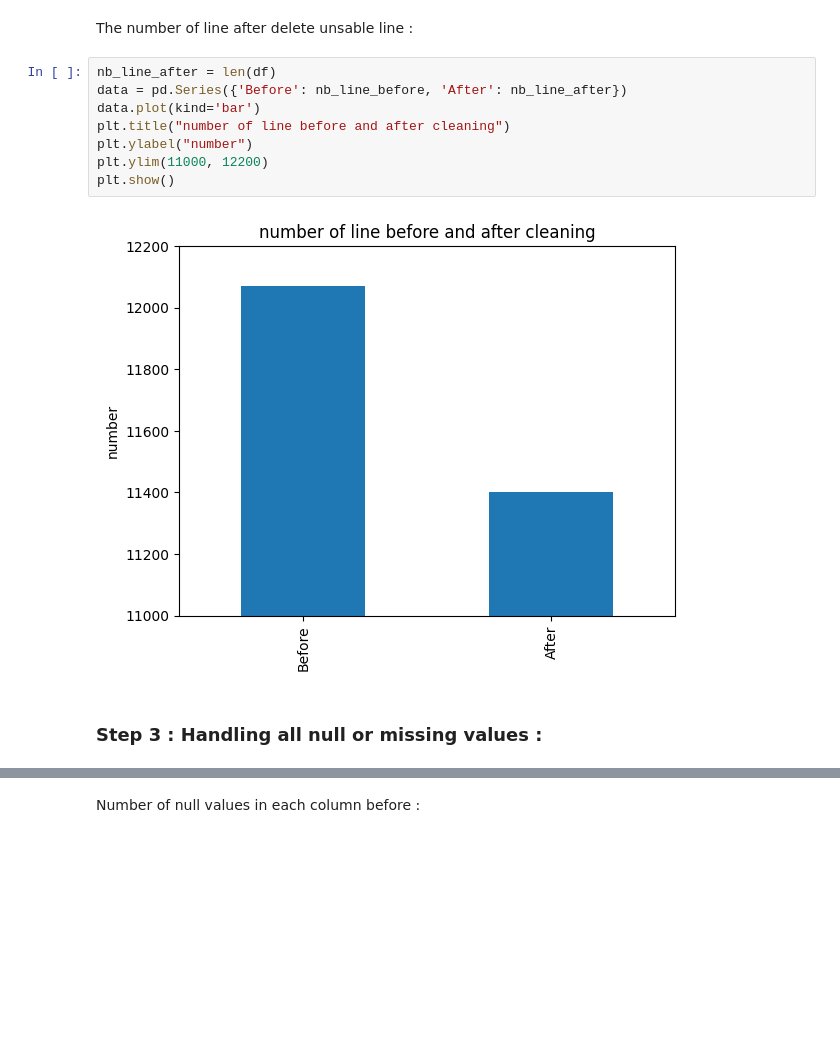
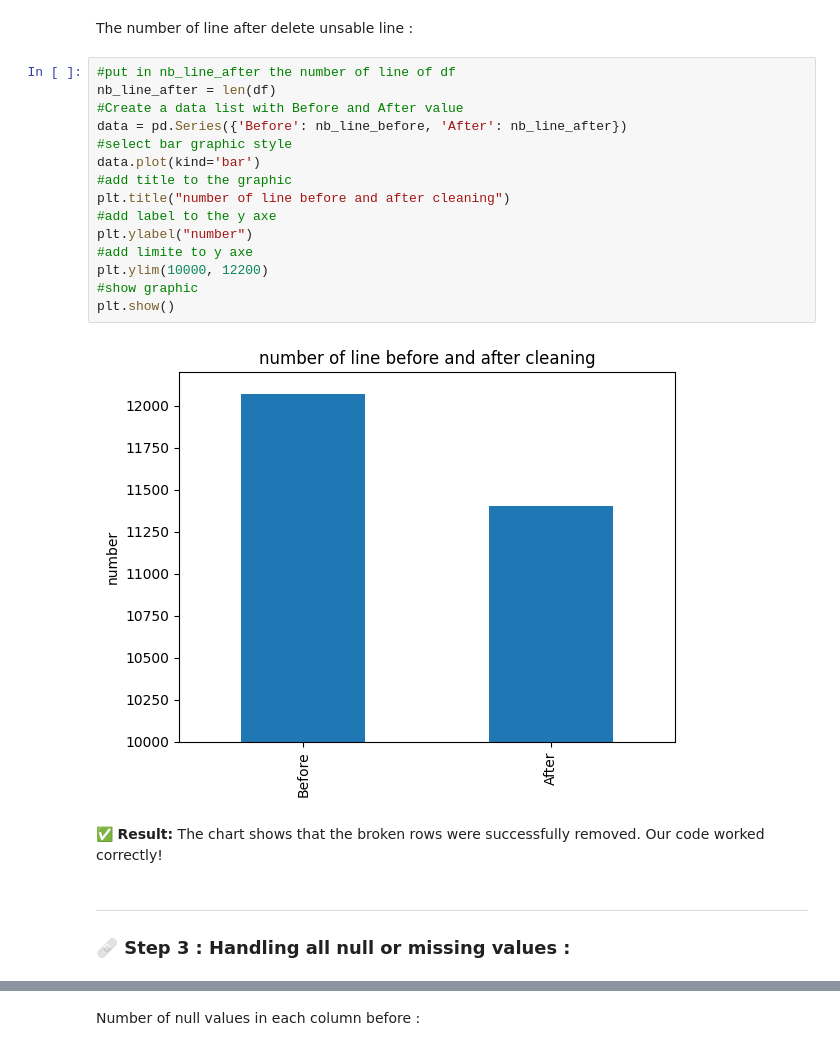
Before and after one commit to comeChaslerie/Tardis, a Jupyter notebook: tardis_eda.ipynb, the cells around one changed output, grey strips where cells are left out. Drawn from its saved outputs; the diff is of its cells as text; blank space fills up the shorter version.

```diff
--- a/tardis_eda.ipynb
+++ b/tardis_eda.ipynb
@@ -129,14 +182,24 @@ df = df.drop_duplicates()
 # %% [markdown]
 The number of line after delete unsable line :
 # %%
+#put in nb_line_after the number of line of df
 nb_line_after = len(df)
+#Create a data list with Before and After value
 data = pd.Series({'Before': nb_line_before, 'After': nb_line_after})
+#select bar graphic style
 data.plot(kind='bar')
+#add title to the graphic
 plt.title("number of line before and after cleaning")
+#add label to the y axe
 plt.ylabel("number")
-plt.ylim(11000, 12200)
+#add limite to y axe
+plt.ylim(10000, 12200)
+#show graphic
 plt.show()
 # %% [output]
-[figure, old version]
+[figure, new version]
+# %% [markdown]
+✅ **Result:** The chart shows that the broken rows were successfully removed. Our code worked correctly!
 # %% [markdown]
-### Step 3 : Handling all null or missing values :
+***
+### 🩹 **Step 3 : Handling all null or missing values :**
```
Also changed, not shown: parts of 26 cells of this notebook.
